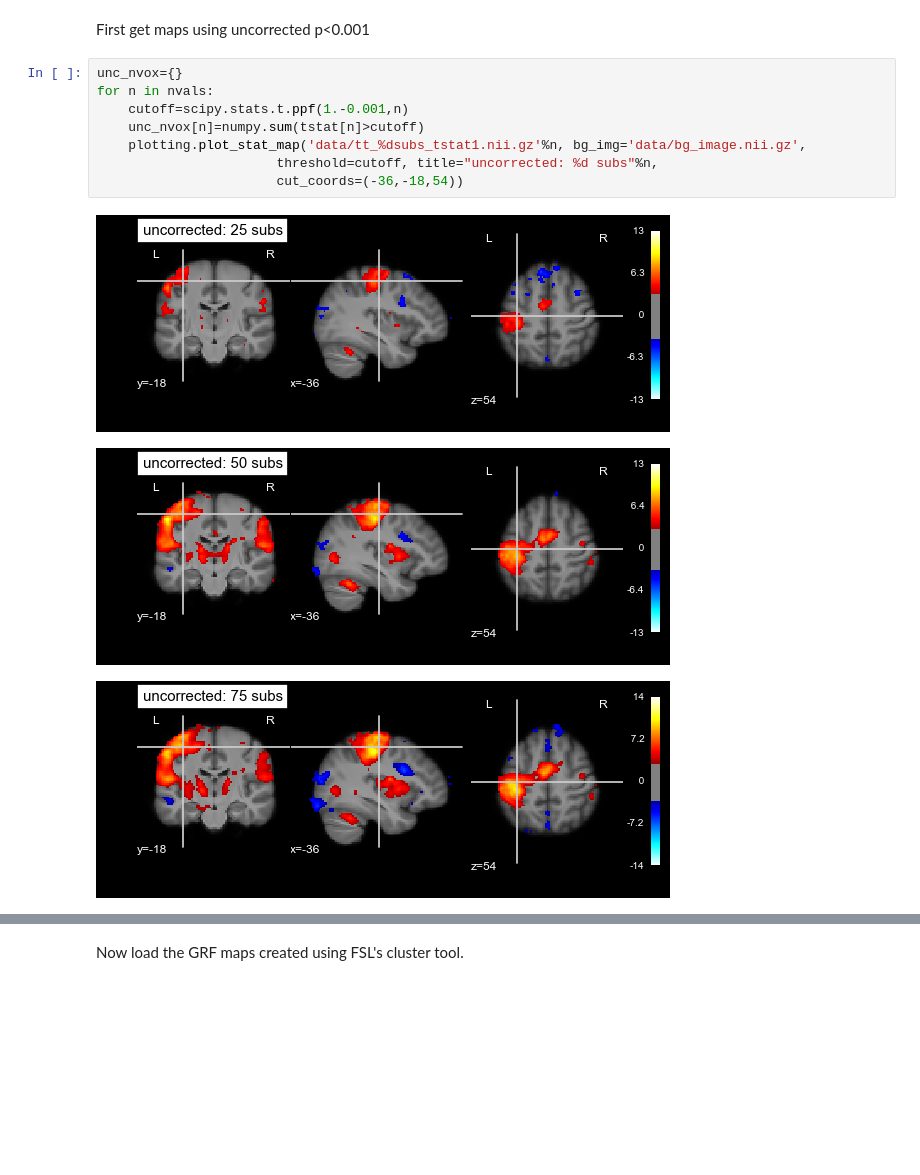
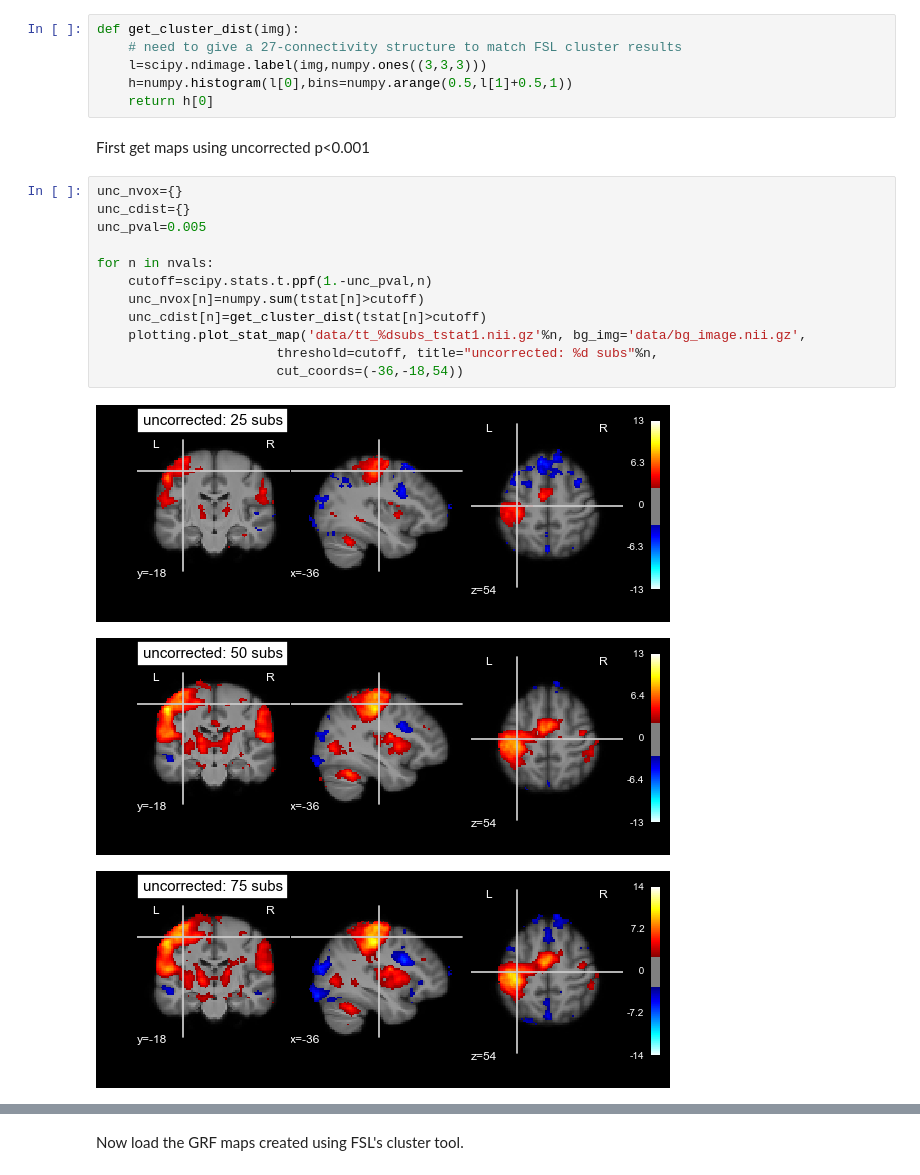
Before and after one commit to poldrack/fmri-stats, a Jupyter notebook: thresholding/Thresholding.ipynb, the cells around one changed output, grey strips where cells are left out. Saved outputs shown, nothing was run; the diff lists cells and outputs as text; blank space fills up the shorter version.

```diff
--- a/thresholding/Thresolding.ipynb
+++ b/thresholding/Thresholding.ipynb
@@ -33,14 +36,24 @@ plt.legend(nvals)
+# %%
+def get_cluster_dist(img):
+    # need to give a 27-connectivity structure to match FSL cluster results
+    l=scipy.ndimage.label(img,numpy.ones((3,3,3)))
+    h=numpy.histogram(l[0],bins=numpy.arange(0.5,l[1]+0.5,1))
+    return h[0]
 # %% [markdown]
 First get maps using uncorrected p<0.001
 # %%
 unc_nvox={}
+unc_cdist={}
+unc_pval=0.005
+
 for n in nvals:
-    cutoff=scipy.stats.t.ppf(1.-0.001,n)
+    cutoff=scipy.stats.t.ppf(1.-unc_pval,n)
     unc_nvox[n]=numpy.sum(tstat[n]>cutoff)
+    unc_cdist[n]=get_cluster_dist(tstat[n]>cutoff)
     plotting.plot_stat_map('data/tt_%dsubs_tstat1.nii.gz'%n, bg_img='data/bg_image.nii.gz',
                        threshold=cutoff, title="uncorrected: %d subs"%n,
                        cut_coords=(-36,-18,54))
 # %% [output]
-[figure, old version]
+[figure, new version]
-[figure, old version]
+[figure, new version]
-[figure, old version]
+[figure, new version]
```
Also changed, not shown: parts of 15 cells of this notebook, 34 other files.
